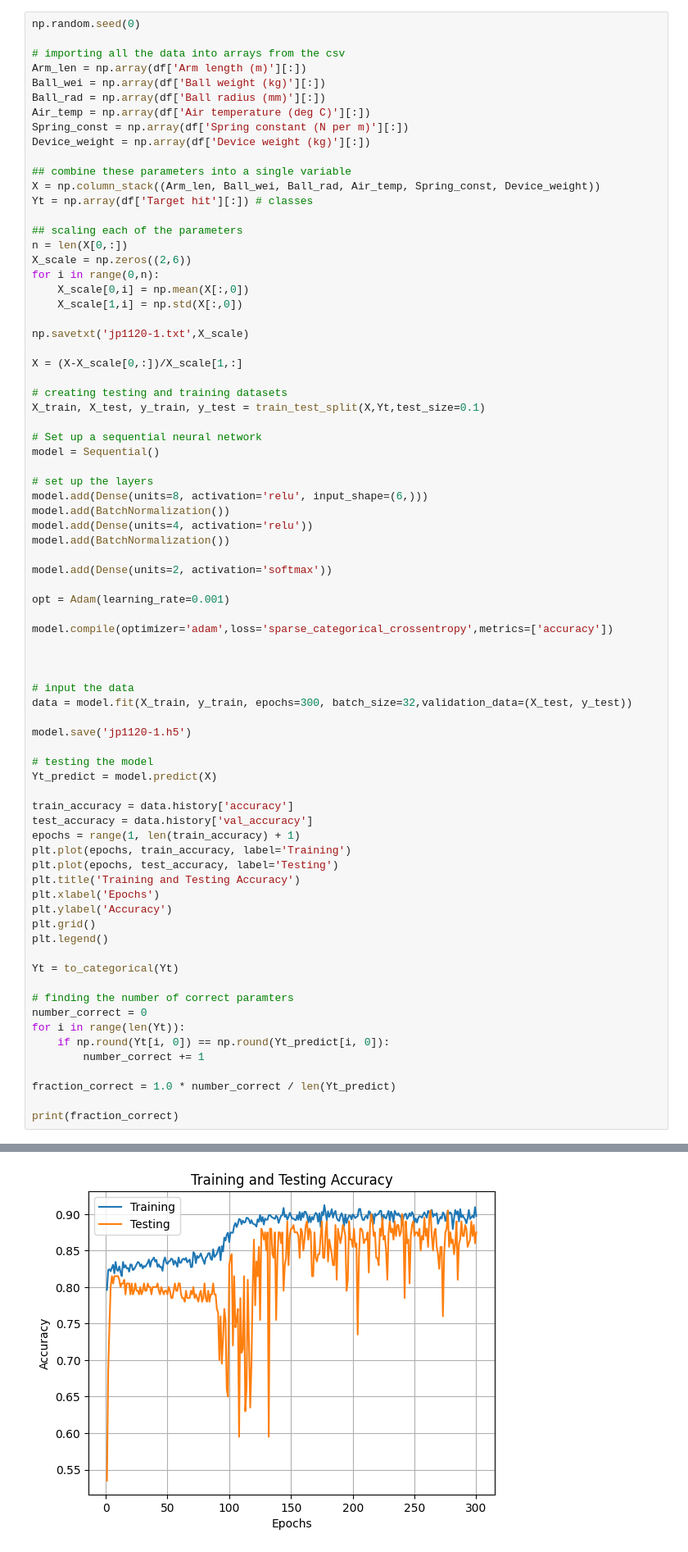
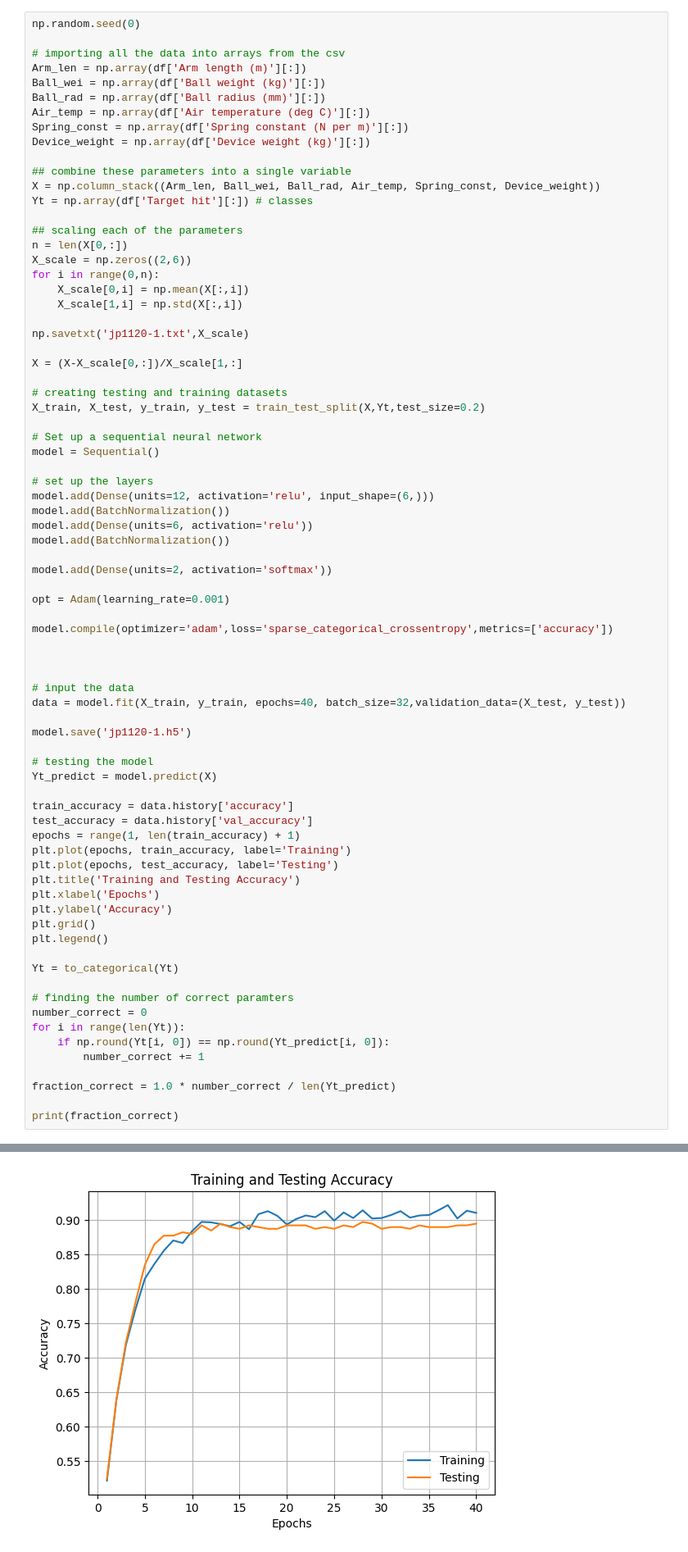
Before and after one commit to Jansenpapworth/Machine-Learning, a Jupyter notebook: Neural Network Coursework/ML Dataset1.ipynb, the cells around one changed output, grey strips where cells are left out. Shown at 82% size. Saved outputs shown, nothing was run; the diff lists cells and outputs as text.

```diff
--- a/Neural Network Coursework/ML Dataset1.ipynb
+++ b/Neural Network Coursework/ML Dataset1.ipynb
@@ -29,23 +29,23 @@ Yt = np.array(df['Target hit'][:]) # classes
 n = len(X[0,:])
 X_scale = np.zeros((2,6))
 for i in range(0,n):
-    X_scale[0,i] = np.mean(X[:,0])
-    X_scale[1,i] = np.std(X[:,0])
+    X_scale[0,i] = np.mean(X[:,i])
+    X_scale[1,i] = np.std(X[:,i])
 
 np.savetxt('jp1120-1.txt',X_scale)
 
 X = (X-X_scale[0,:])/X_scale[1,:]
 
 # creating testing and training datasets
-X_train, X_test, y_train, y_test = train_test_split(X,Yt,test_size=0.1)
+X_train, X_test, y_train, y_test = train_test_split(X,Yt,test_size=0.2)
 
 # Set up a sequential neural network
 model = Sequential()
 
 # set up the layers
-model.add(Dense(units=8, activation='relu', input_shape=(6,)))
+model.add(Dense(units=12, activation='relu', input_shape=(6,)))
 model.add(BatchNormalization())
-model.add(Dense(units=4, activation='relu'))
+model.add(Dense(units=6, activation='relu'))
 model.add(BatchNormalization())
 
 model.add(Dense(units=2, activation='softmax'))
@@ -57,7 +57,7 @@ model.compile(optimizer='adam',loss='sparse_categorical_crossentropy',metrics=['
 
 
 # input the data
-data = model.fit(X_train, y_train, epochs=300, batch_size=32,validation_data=(X_test, y_test))
+data = model.fit(X_train, y_train, epochs=40, batch_size=32,validation_data=(X_test, y_test))
 
 model.save('jp1120-1.h5')
 
@@ -107 +107 @@ Epoch 300/300
-[figure, old version]
+[figure, new version]
```
Also changed, not shown: parts of 1 cell of this notebook, 1 other file.
